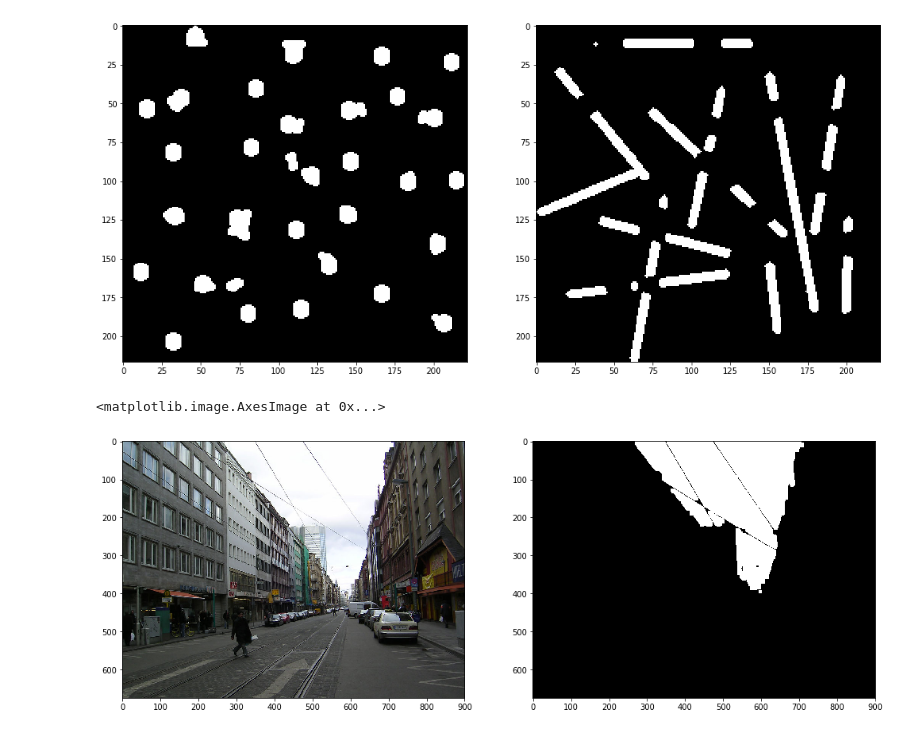
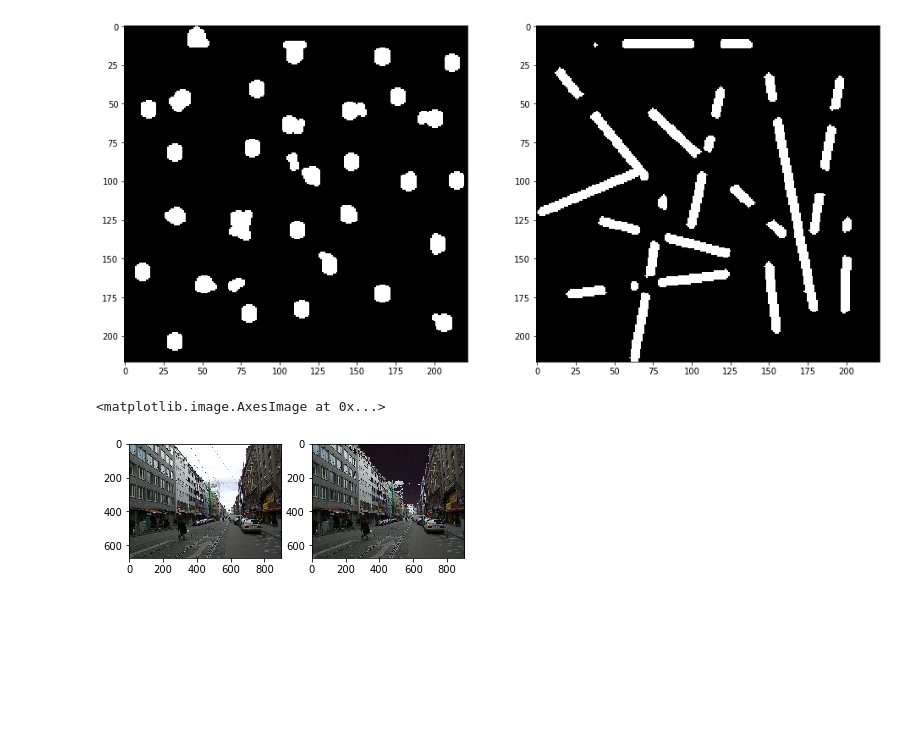
Before and after one commit to Amrallah/Image-Processing-Assignment02, a Jupyter notebook: Assignment02.ipynb, the cells around one changed output. Drawn from its saved outputs; the diff is of its cells as text; code cells hidden in the pictures; blank space fills up the shorter version.

```diff
--- a/Assignment02.ipynb
+++ b/Assignment02.ipynb
@@ -142,33 +142,28 @@ ax2.imshow(lines)
 <matplotlib.image.AxesImage at 0x...>
 [figure]
 # %%
-morning = cv2.imread('image_folder\morning.jpg',-1)
-morning_gray = cv2.cvtColor(morning, cv2.COLOR_BGR2GRAY)
-
-evening = cv2.imread('image_folder\evening.jpg',1)
-
-
-rt,morning_thresholding=cv2.threshold(morning_gray,215,255,cv2.THRESH_BINARY)
-#morning_erosion=cv2.erode(morning_thresholding,square_kernel,iterations = 2)
-morning_opening = cv2.morphologyEx(morning_erosion, cv2.MORPH_OPEN,square_kernel,iterations=2)
-morning_dilation=cv2.dilate(morning_opening,square_kernel,iterations = 2)
-
+morning= cv2.imread('image_folder\morning.jpg',1)
+mor= cv2.imread('image_folder\morning.jpg',1)
+evening= cv2.imread('image_folder\evening.jpg',1)
 dim = (morning.shape[1], morning.shape[0])
 resized_evening = cv2.resize(evening, dim, interpolation = cv2.INTER_AREA)
+gray = cv2.cvtColor(morning, cv2.COLOR_BGR2GRAY)
+morning_dil = cv2.dilate(gray,square_kernel,iterations = 1)
+morning_er = cv2.erode(morning_dil,square_kernel,iterations = 1)
+ret, mor_thre = cv2.threshold(morning_er,220,255,cv2.THRESH_BINARY)
 
-#for i in range(morning_thresholding.shape[0]):
-#    for j in range(morning_thresholding.shape[1]):
-#        pixel = morning_thresholding[i][j]
-#        if pixel >0:
-#            morning[i][j][0]=evening[i][j][0]
-#            morning[i][j][1]=evening[i][j][1]
-#            morning[i][j][2]=evening[i][j][2]
+for i in range(0,mor_thre.shape[0]): # Change
+    for j in range(0,mor_thre.shape[1]): # Change
+        if (mor_thre[i,j]) > 0:
+            mor[i,j]=resized_evening[i,j]
+        else:
+            continue
 
 morning_night_fig = plt.figure()
 ax1 = morning_night_fig.add_subplot(1,2,1)
 ax1.imshow(cv2.cvtColor(morning, cv2.COLOR_BGR2RGB))
 ax2 = morning_night_fig.add_subplot(1,2,2)
-ax2.imshow(cv2.cvtColor(morning_dilation, cv2.COLOR_BGR2RGB))
+ax2.imshow(cv2.cvtColor(mor, cv2.COLOR_BGR2RGB))
 # %% [output]
 <matplotlib.image.AxesImage at 0x...>
-[figure, old version]
+[figure, new version]
```
